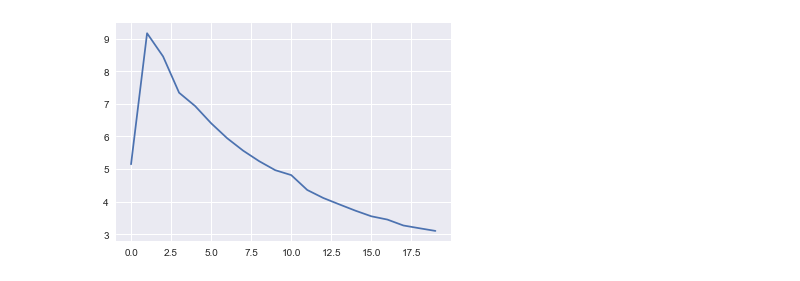
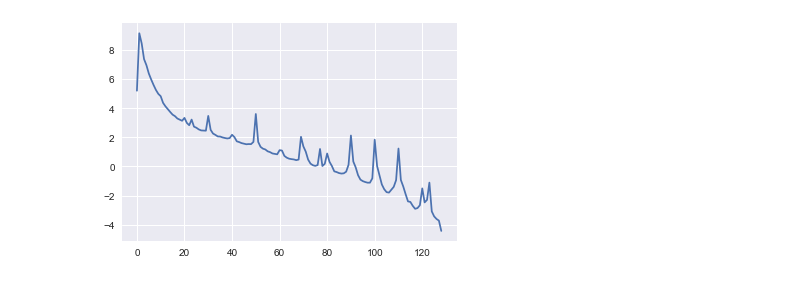
Before and after one commit to Ruairi-osul/ephys, a Jupyter notebook: eeg_preprocess/Updated EEG analysis.ipynb, the cells around one changed output. Cells and saved outputs as stored; diff of their text form; code cells hidden in the pictures.

```diff
--- a/eeg_preprocess/Updated EEG analysis.ipynb
+++ b/eeg_preprocess/Updated EEG analysis.ipynb
@@ -112,7 +128,7 @@ df_lowf = df.iloc[:, :20]
 # %%
+df_lowf = df.iloc[:, :]
 mean_freqs = df_lowf.apply(np.mean, axis=0)
+plt.plot(mean_freqs.index, np.log(mean_freqs))
+plt.show()
+# %% [output]
+[figure, added]
-# %%
-plt.plot(mean_freqs.index, np.log(mean_freqs))
-plt.show()
-# %% [output]
-[figure, removed]
```
Also changed, not shown: parts of 12 cells of this notebook.
